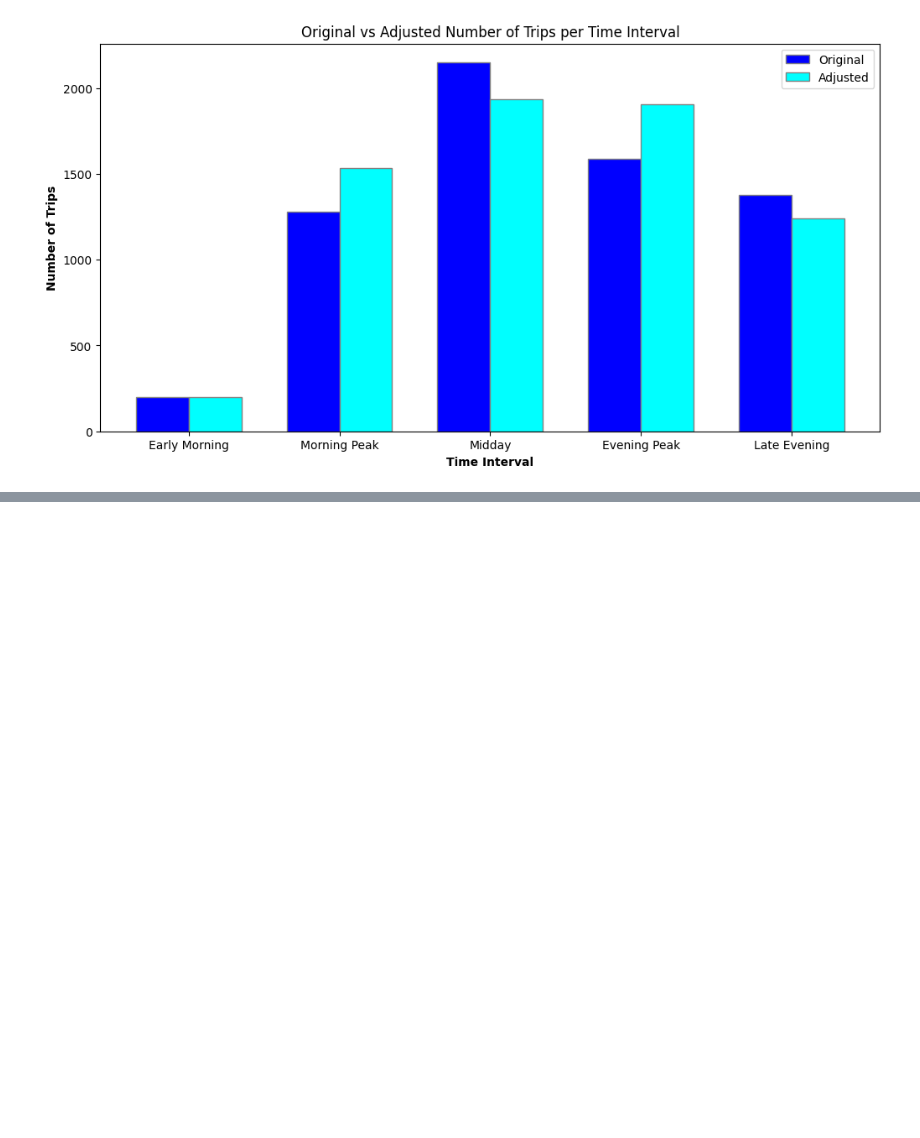
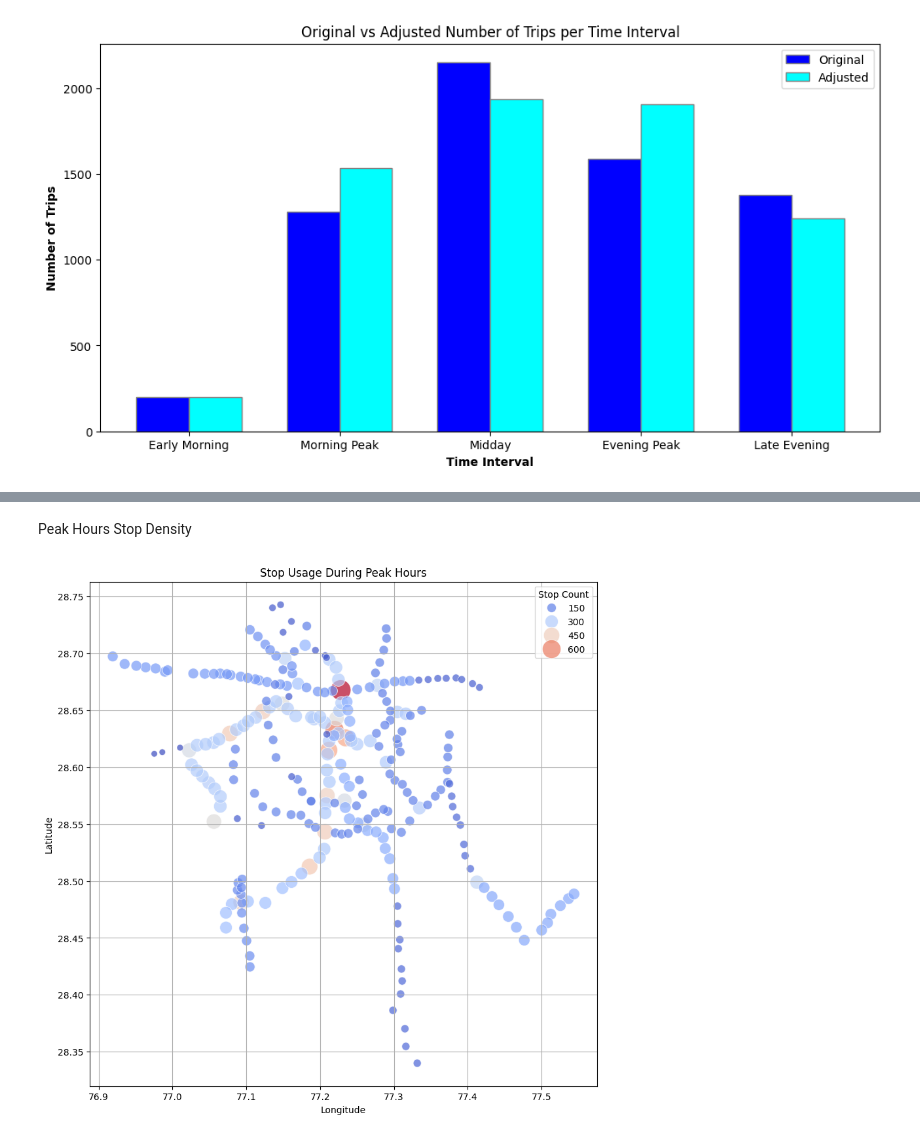
Before and after one commit to Saravanan-20G/Data-Analysis-Projects, a Jupyter notebook: Metro Operations Optimization/Metro Operations Optimization.ipynb, the cells around one changed output, grey strips where cells are left out. Drawn from its saved outputs; the diff is of its cells as text; code cells hidden in the pictures; blank space fills up the shorter version.

```diff
--- a/Metro Operations Optimization/Metro Operations Optimization.ipynb
+++ b/Metro Operations Optimization/Metro Operations Optimization.ipynb
@@ -311,0 +342,19 @@ plt.show()
+# %% [markdown]
+Peak Hours Stop Density
+# %%
+peak_times = stop_time[stop_time['time_interval'].isin(['Morning Peak', 'Evening Peak'])]
+peak_stop_counts = peak_times['stop_id'].value_counts().reset_index()
+peak_stop_counts.columns = ['stop_id', 'count']
+peak_stop_counts = peak_stop_counts.merge(stop, on='stop_id')
+
+plt.figure(figsize=(10,10))
+sns.scatterplot(x='stop_lon', y='stop_lat', size='count', hue='count',
+                data=peak_stop_counts, sizes=(50, 500), palette='coolwarm', alpha=0.7)
+plt.title('Stop Usage During Peak Hours')
+plt.xlabel('Longitude')
+plt.ylabel('Latitude')
+plt.grid(True)
+plt.legend(title='Stop Count')
+plt.show()
+# %% [output]
+[figure, added]
```
Also changed, not shown: parts of 11 cells of this notebook.
